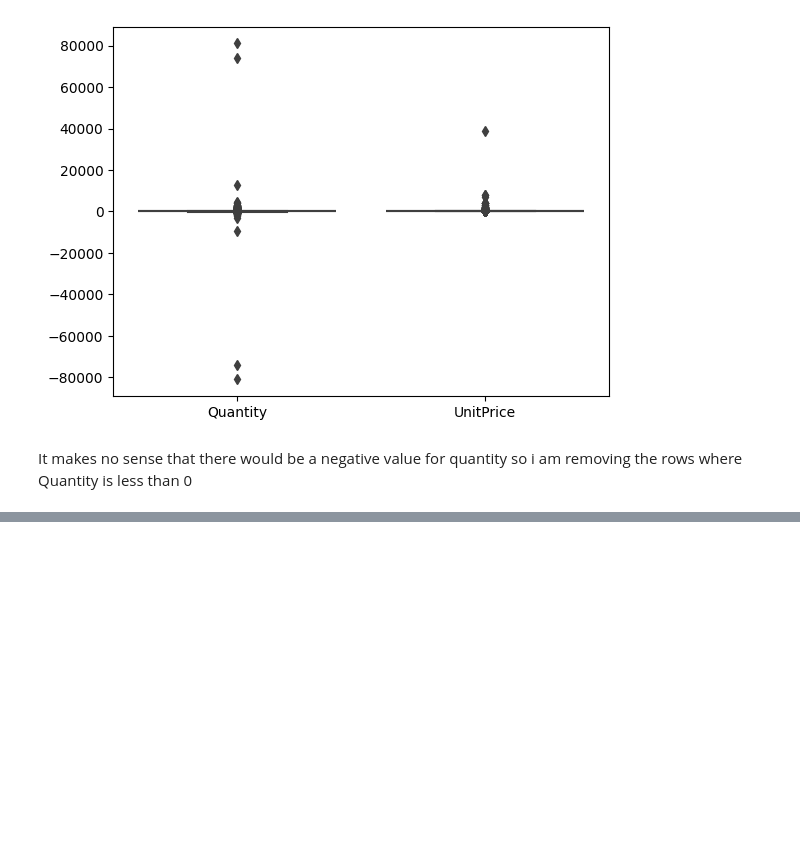
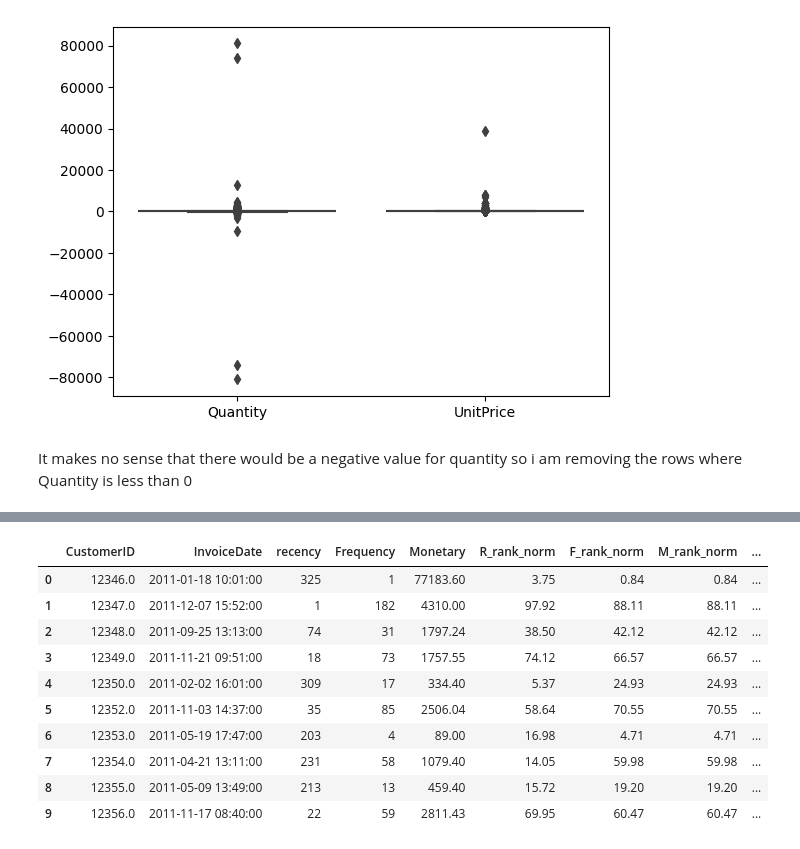
Before and after one commit to Murega14/customer_segmentation, a Jupyter notebook: index.ipynb, the cells around one changed output, grey strips where cells are left out. Saved outputs shown, nothing was run; the diff lists cells and outputs as text; code cells hidden in the pictures; blank space fills up the shorter version.

```diff
--- a/index.ipynb
+++ b/index.ipynb
@@ -172,0 +329,33 @@ sns.displot(df['Quantity'])
+# %%
+#customer segmentation
+
+#defining segment labels
+import numpy as np
+conditions = [
+    (rfm['RFM_Score'] >= 9),
+    (rfm['RFM_Score'] >= 7) & (rfm['RFM_Score'] < 9),
+    (rfm['RFM_Score'] >= 5) & (rfm['RFM_Score'] < 7),
+    (rfm['RFM_Score'] >= 2) & (rfm['RFM_Score'] < 5),
+     (rfm['RFM_Score'] < 2)
+]
+
+condition_labels = ['Champions', 'Potential Loyalists', "Can't Lose",
+                    'At Risk Customers', 'Lost']
+
+#creating a column 'Customer_segment'
+rfm['customer_segment'] = np.select(conditions, condition_labels)
+
+#checking the head of the dataframe
+rfm.head(10)
+# %% [output]
+|  | CustomerID | InvoiceDate | recency | Frequency | Monetary | R_rank_norm | F_rank_norm | M_rank_norm | ... |
+| 0 | 12346.0 | 2011-01-18 10:01:00 | 325 | 1 | 77183.60 | 3.75 | 0.84 | 0.84 | ... |
+| 1 | 12347.0 | 2011-12-07 15:52:00 | 1 | 182 | 4310.00 | 97.92 | 88.11 | 88.11 | ... |
+| 2 | 12348.0 | 2011-09-25 13:13:00 | 74 | 31 | 1797.24 | 38.50 | 42.12 | 42.12 | ... |
+| 3 | 12349.0 | 2011-11-21 09:51:00 | 18 | 73 | 1757.55 | 74.12 | 66.57 | 66.57 | ... |
+| 4 | 12350.0 | 2011-02-02 16:01:00 | 309 | 17 | 334.40 | 5.37 | 24.93 | 24.93 | ... |
+| 5 | 12352.0 | 2011-11-03 14:37:00 | 35 | 85 | 2506.04 | 58.64 | 70.55 | 70.55 | ... |
+| 6 | 12353.0 | 2011-05-19 17:47:00 | 203 | 4 | 89.00 | 16.98 | 4.71 | 4.71 | ... |
+| 7 | 12354.0 | 2011-04-21 13:11:00 | 231 | 58 | 1079.40 | 14.05 | 59.98 | 59.98 | ... |
+| 8 | 12355.0 | 2011-05-09 13:49:00 | 213 | 13 | 459.40 | 15.72 | 19.20 | 19.20 | ... |
+| 9 | 12356.0 | 2011-11-17 08:40:00 | 22 | 59 | 2811.43 | 69.95 | 60.47 | 60.47 | ... |
```
Also changed, not shown: parts of 16 cells of this notebook, 2 other files.
